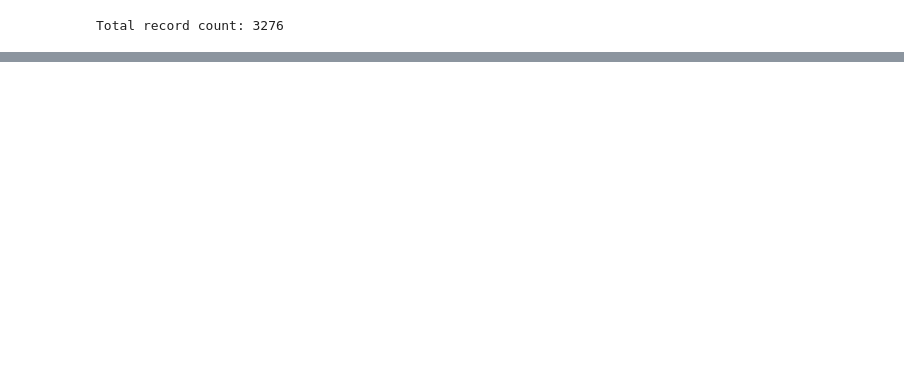
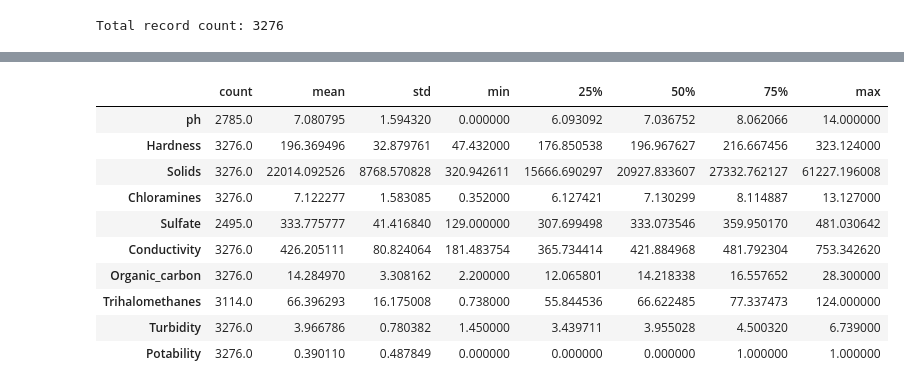
Before and after one commit to bryanfree66/udemy_mlflow_course, a Jupyter notebook: notebooks/1_water_potability_data_exploration.ipynb, the cells around one changed output, grey strips where cells are left out. Saved outputs shown, nothing was run; the diff lists cells and outputs as text; code cells hidden in the pictures; blank space fills up the shorter version.

```diff
--- a/notebooks/1_water_potability_data_exploration.ipynb
+++ b/notebooks/1_water_potability_data_exploration.ipynb
@@ -126,0 +85,15 @@ We have nulls to deal with for pH, sulfates, and trihalomethanes.
+# %%
+# View Summary Statistics
+df_pandas.describe().transpose()
+# %% [output]
+|  | count | mean | std | min | 25% | 50% | 75% | max |
+| ph | 2785.0 | 7.080795 | 1.594320 | 0.000000 | 6.093092 | 7.036752 | 8.062066 | 14.000000 |
+| Hardness | 3276.0 | 196.369496 | 32.879761 | 47.432000 | 176.850538 | 196.967627 | 216.667456 | 323.124000 |
+| Solids | 3276.0 | 22014.092526 | 8768.570828 | 320.942611 | 15666.690297 | 20927.833607 | 27332.762127 | 61227.196008 |
+| Chloramines | 3276.0 | 7.122277 | 1.583085 | 0.352000 | 6.127421 | 7.130299 | 8.114887 | 13.127000 |
+| Sulfate | 2495.0 | 333.775777 | 41.416840 | 129.000000 | 307.699498 | 333.073546 | 359.950170 | 481.030642 |
+| Conductivity | 3276.0 | 426.205111 | 80.824064 | 181.483754 | 365.734414 | 421.884968 | 481.792304 | 753.342620 |
+| Organic_carbon | 3276.0 | 14.284970 | 3.308162 | 2.200000 | 12.065801 | 14.218338 | 16.557652 | 28.300000 |
+| Trihalomethanes | 3114.0 | 66.396293 | 16.175008 | 0.738000 | 55.844536 | 66.622485 | 77.337473 | 124.000000 |
+| Turbidity | 3276.0 | 3.966786 | 0.780382 | 1.450000 | 3.439711 | 3.955028 | 4.500320 | 6.739000 |
+| Potability | 3276.0 | 0.390110 | 0.487849 | 0.000000 | 0.000000 | 0.000000 | 1.000000 | 1.000000 |
```
Also changed, not shown: parts of 27 cells of this notebook, 1 other file.
